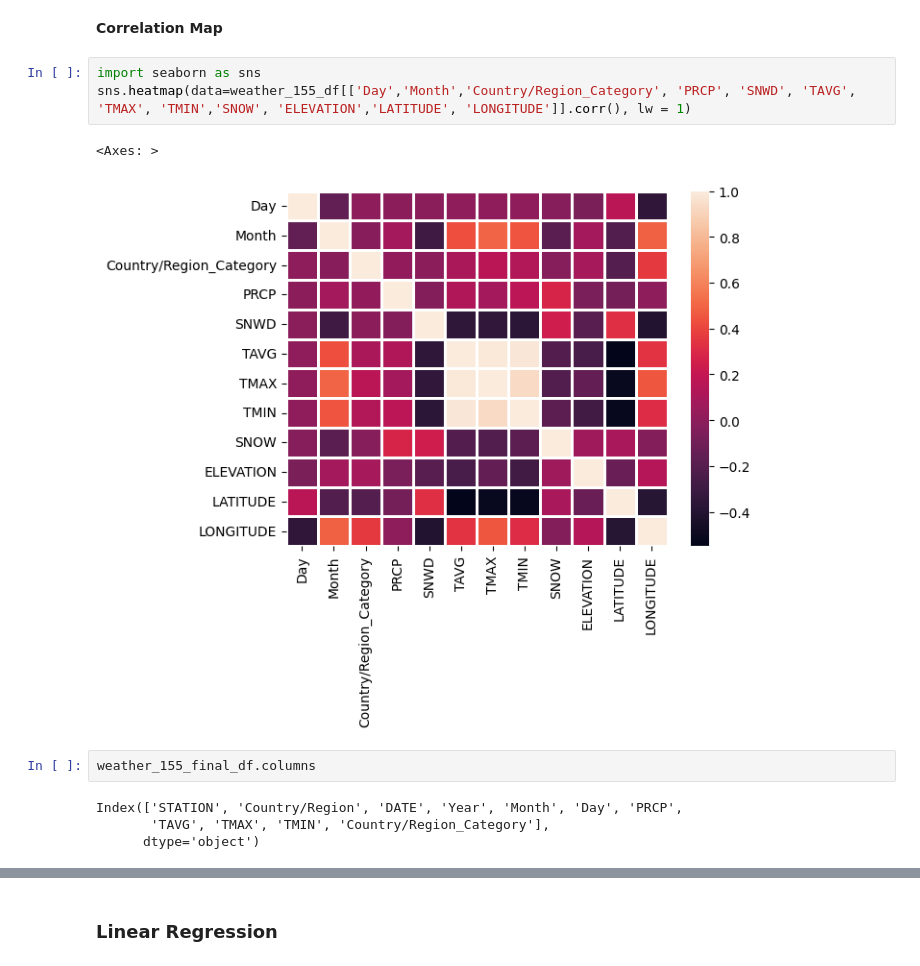
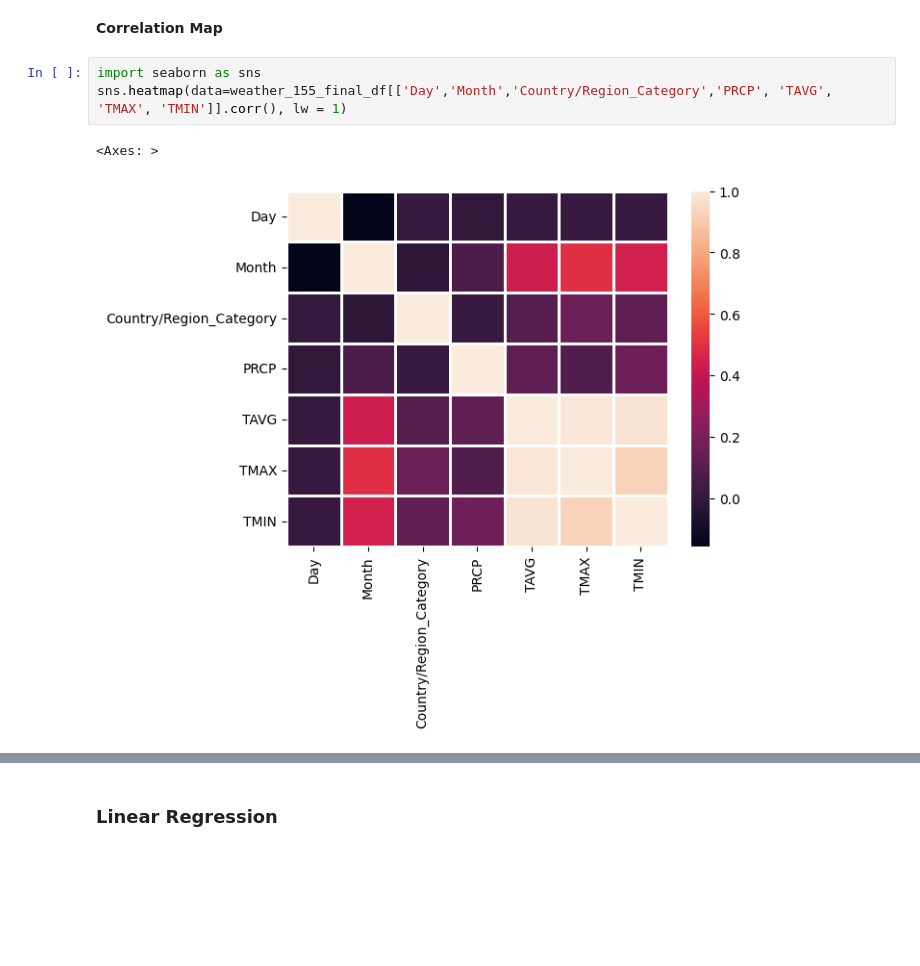
Before and after one commit to Ayush060201/IDM_Course_Project1_Weather_dataset, a Jupyter notebook: 202311033/CP01_Weather_Data.ipynb, the cells around one changed output, grey strips where cells are left out. Saved outputs shown, nothing was run; the diff lists cells and outputs as text; blank space fills up the shorter version.

```diff
--- a/202311033/CP01_Weather_Data.ipynb
+++ b/202311033/CP01_Weather_Data.ipynb
@@ -261,13 +301,7 @@ weather_155_final_df['Country/Region_Category'] = weather_155_final_df['Country/
 **Correlation Map**
 # %%
 import seaborn as sns
-sns.heatmap(data=weather_155_df[['Day','Month','Country/Region_Category', 'PRCP', 'SNWD', 'TAVG', 'TMAX', 'TMIN','SNOW', 'ELEVATION','LATITUDE', 'LONGITUDE']].corr(), lw = 1)
+sns.heatmap(data=weather_155_final_df[['Day','Month','Country/Region_Category','PRCP', 'TAVG', 'TMAX', 'TMIN']].corr(), lw = 1)
 # %% [output]
 <Axes: >
-[figure, old version]
+[figure, new version]
-# %%
-weather_155_final_df.columns
-# %% [output]
-Index(['STATION', 'Country/Region', 'DATE', 'Year', 'Month', 'Day', 'PRCP',
-       'TAVG', 'TMAX', 'TMIN', 'Country/Region_Category'],
-      dtype='object')
```
Also changed, not shown: parts of 50 cells of this notebook.
